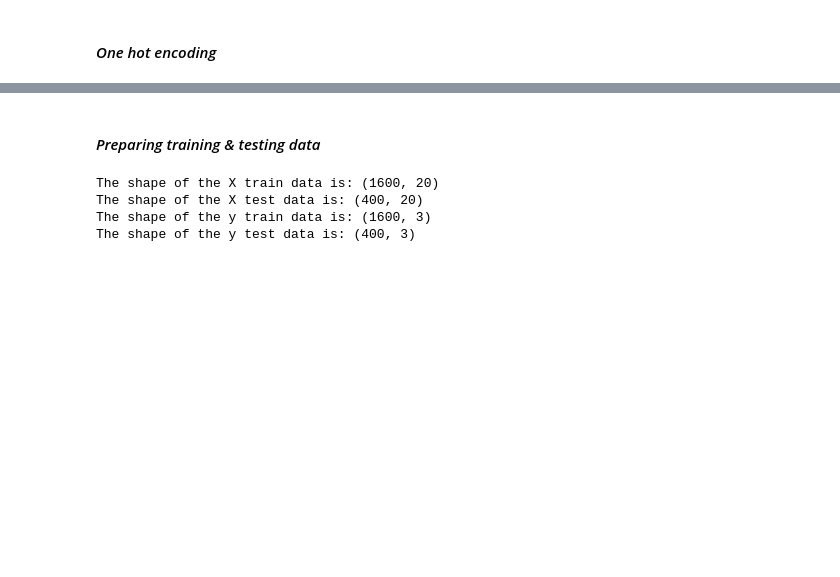
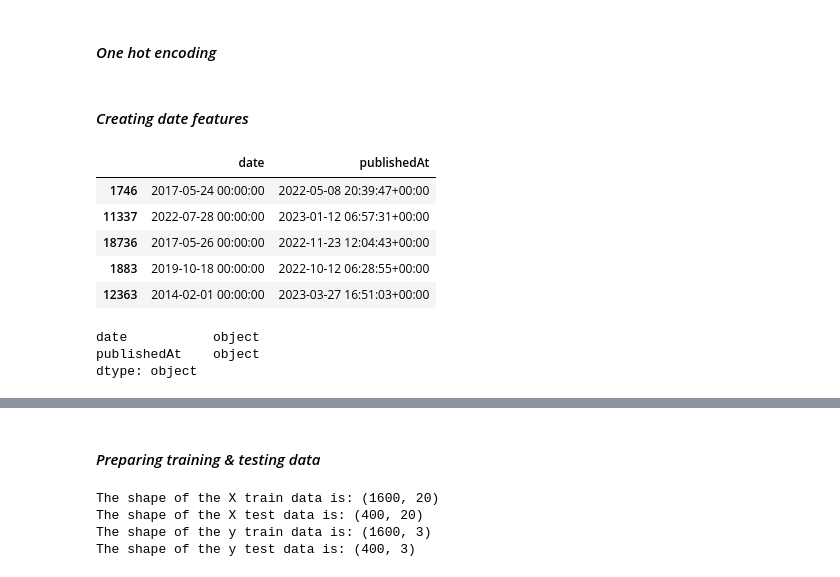
Before and after one commit to muabdalaleam/youtube-gaming-analysis, a Jupyter notebook: ML & NLP analysis/NLP.ipynb, the cells around one changed output, grey strips where cells are left out. Saved outputs shown, nothing was run; the diff lists cells and outputs as text; code cells hidden in the pictures; blank space fills up the shorter version.

```diff
--- a/ML & NLP analysis/NLP.ipynb
+++ b/ML & NLP analysis/NLP.ipynb
@@ -569,3 +540,18 @@ df["cat_like_count"] = df["cat_like_count"].replace({"from 1 to 1,000": 1, "from
 df["cat_comment_count"] = df["cat_comment_count"].replace({"from 1 to 75": 1, "from 75 to 150": 2,
                                                            "from 150 to 200": 3, "from 200 to 400": 4,
                                                            "from 400 to 600": 5, "more than 600": 6})
+# %% [markdown]
+#### *Creating date features*
+# %%
+display(df[["date", "publishedAt"]][:5])
+display(df[["date", "publishedAt"]].dtypes)
+# %% [output]
+|  | date | publishedAt |
+| 1746 | 2017-05-24 00:00:00 | 2022-05-08 20:39:47+00:00 |
+| 11337 | 2022-07-28 00:00:00 | 2023-01-12 06:57:31+00:00 |
+| 18736 | 2017-05-26 00:00:00 | 2022-11-23 12:04:43+00:00 |
+| 1883 | 2019-10-18 00:00:00 | 2022-10-12 06:28:55+00:00 |
+| 12363 | 2014-02-01 00:00:00 | 2023-03-27 16:51:03+00:00 |
+date           object
+publishedAt    object
+dtype: object
```
Also changed, not shown: parts of 19 cells of this notebook, 15 other files.
